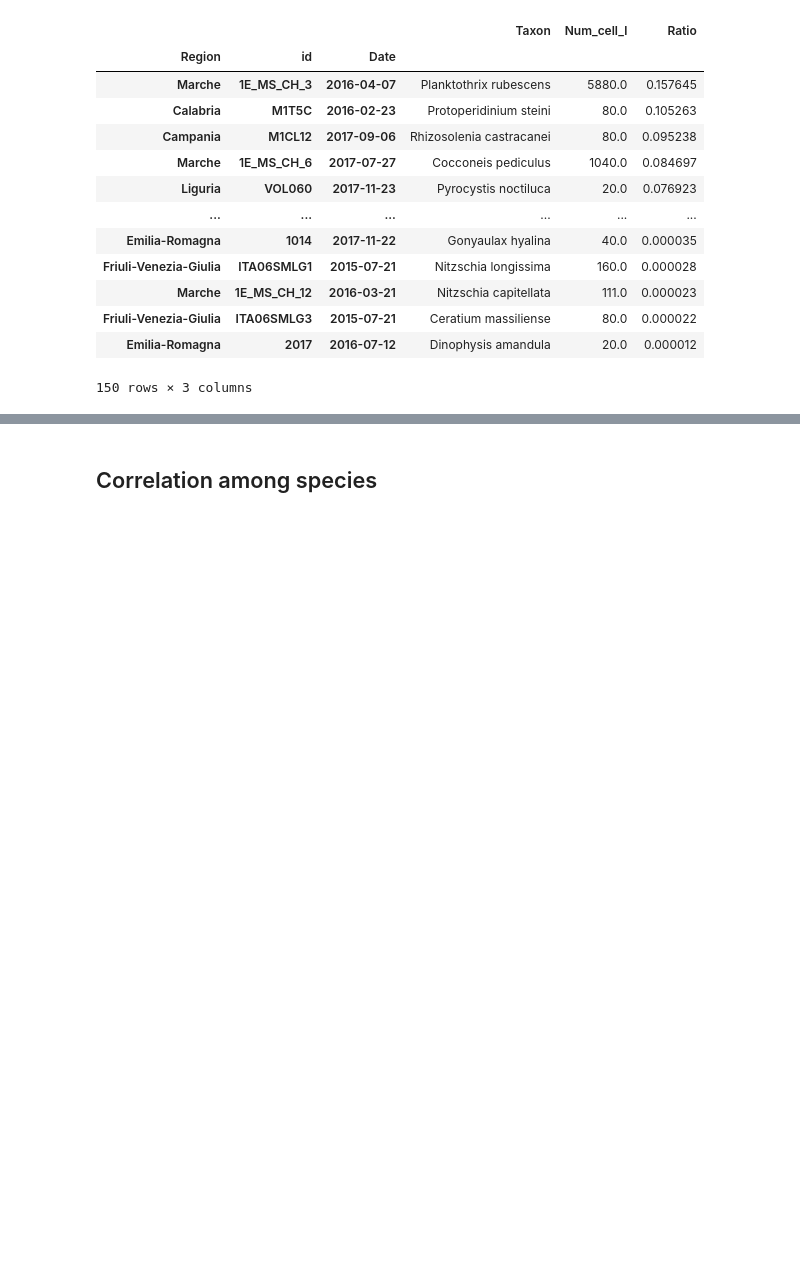
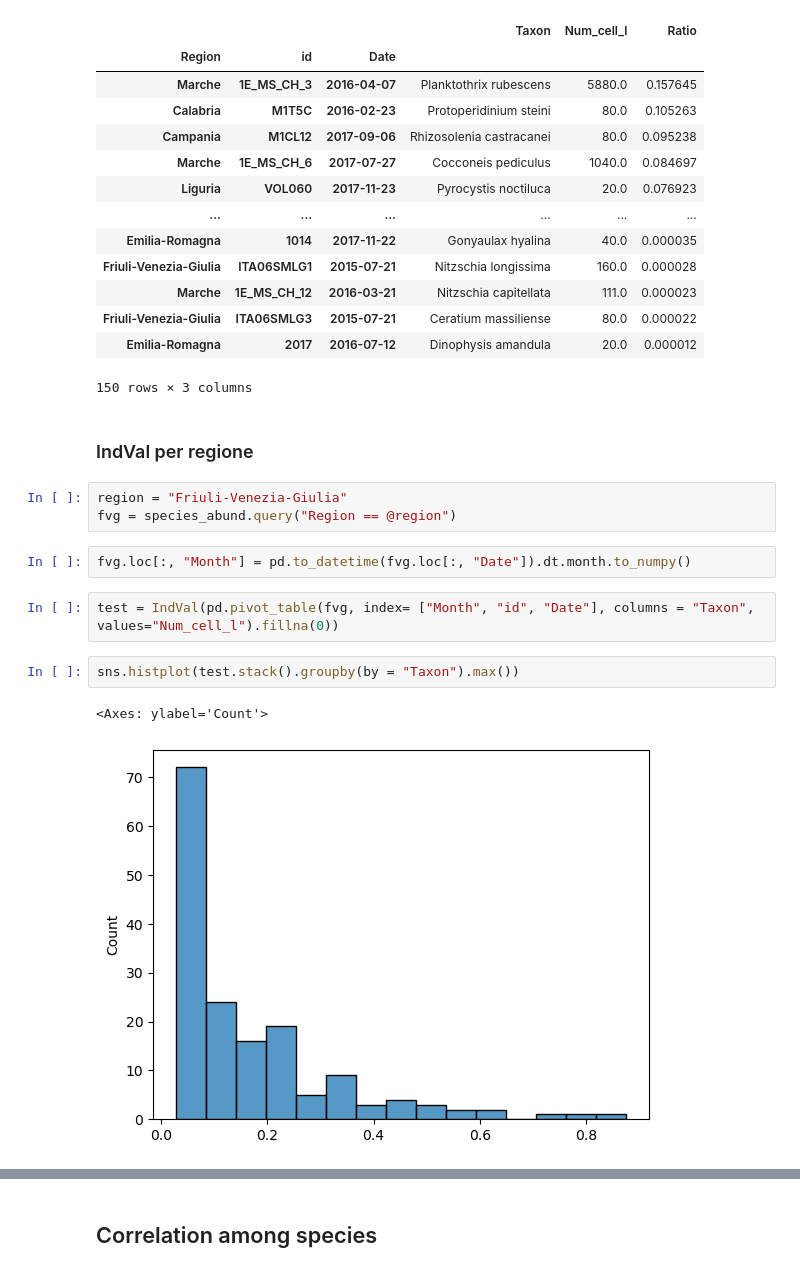
Before and after one commit to Alberto-Ghedin/ISPRA_20152017_Analysis, a Jupyter notebook: Report_with_outliers.ipynb, the cells around one changed output, grey strips where cells are left out. Drawn from its saved outputs; the diff is of its cells as text; blank space fills up the shorter version.

```diff
--- a/Report_with_outliers.ipynb
+++ b/Report_with_outliers.ipynb
@@ -943,3 +894,17 @@ rel_abund.loc[rel_abund["Taxon"].isin(rare_species),:].sort_values("Ratio", asce
 | Friuli-Venezia-Giulia | ITA06SMLG3 | 2015-07-21 | Ceratium massiliense | 80.0 | 0.000022 |
 | Emilia-Romagna | 2017 | 2016-07-12 | Dinophysis amandula | 20.0 | 0.000012 |
 150 rows × 3 columns
+# %% [markdown]
+### IndVal per regione
+# %%
+region = "Friuli-Venezia-Giulia"
+fvg = species_abund.query("Region == @region")
+# %%
+fvg.loc[:, "Month"] = pd.to_datetime(fvg.loc[:, "Date"]).dt.month.to_numpy()
+# %%
+test = IndVal(pd.pivot_table(fvg, index= ["Month", "id", "Date"], columns = "Taxon", values="Num_cell_l").fillna(0))
+# %%
+sns.histplot(test.stack().groupby(by = "Taxon").max())
+# %% [output]
+<Axes: ylabel='Count'>
+[figure, added]
```
Also changed, not shown: parts of 18 cells of this notebook.
